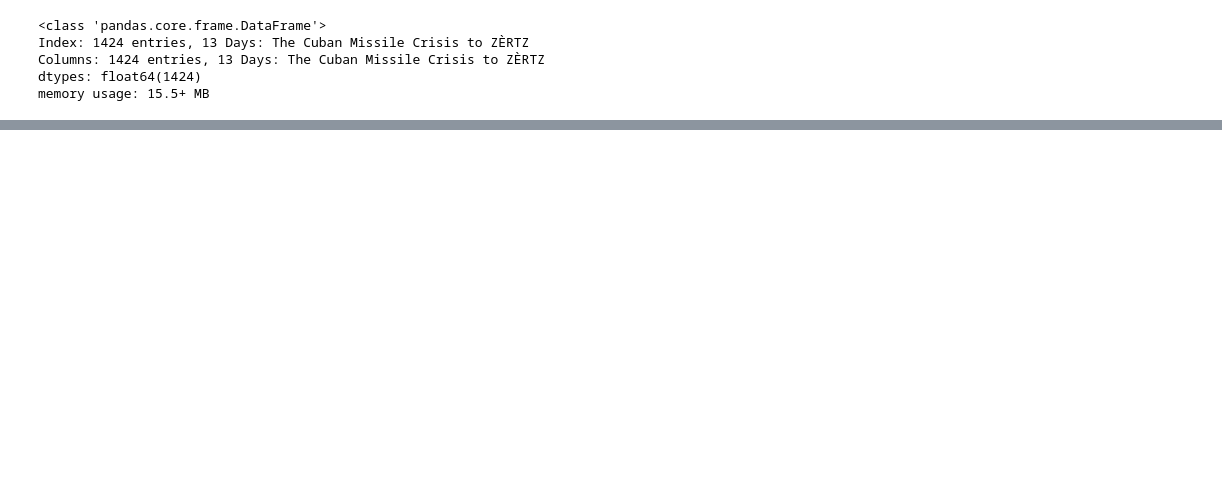
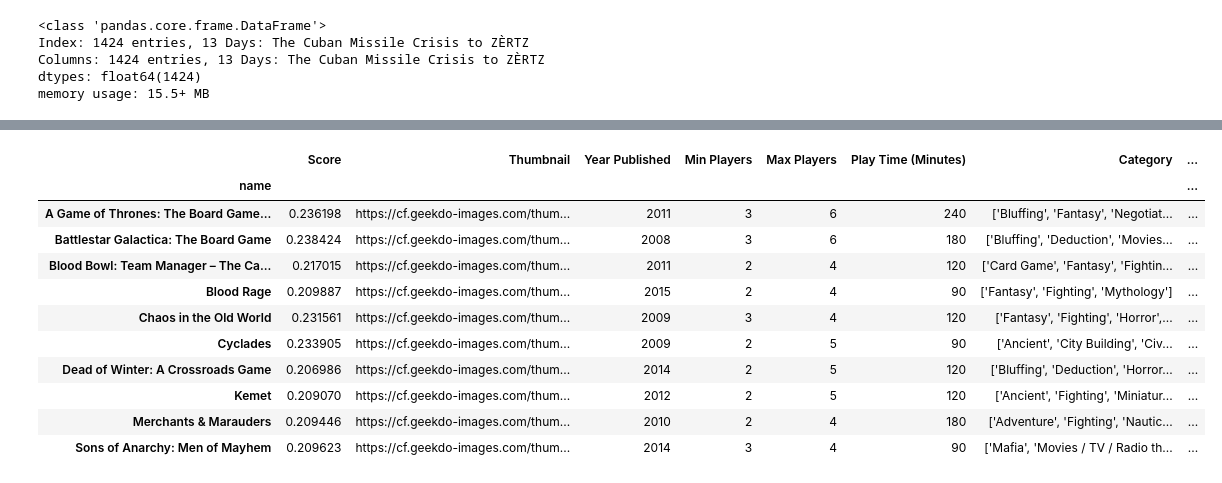
Before and after one commit to kokorikii/board_game_recommender, a Jupyter notebook: recommender.ipynb, the cells around one changed output, grey strips where cells are left out. Saved outputs shown, nothing was run; the diff lists cells and outputs as text; code cells hidden in the pictures; blank space fills up the shorter version.

Commit message:
Adding bg info to table

```diff
--- a/recommender.ipynb
+++ b/recommender.ipynb
@@ -284,0 +201,2 @@ Index(['13 Days: The Cuban Missile Crisis', '1775: Rebellion',
+# %%
+info_df['Average Rating'] = info_df['Average Rating'] / 10
@@ -284,0 +215,6 @@ Index(['13 Days: The Cuban Missile Crisis', '1775: Rebellion',
+# %%
+temp_df = 1 - rec_df['Spartacus: A Game of Blood and Treachery'].sort_values()[1:11]
+# %%
+temp_df = pd.DataFrame(temp_df)
+# %%
+temp_df.rename(columns={'Spartacus: A Game of Blood and Treachery': 'Score'}, inplace = True)
@@ -284,0 +235,15 @@ Index(['13 Days: The Cuban Missile Crisis', '1775: Rebellion',
+# %%
+temp_df.join(info_df)
+# %% [output]
+|  | Score | Thumbnail | Year Published | Min Players | Max Players | Play Time (Minutes) | Category | ... |
+| name |  |  |  |  |  |  |  | ... |
+| A Game of Thrones: The Board Game... | 0.236198 | https://cf.geekdo-images.com/thum... | 2011 | 3 | 6 | 240 | ['Bluffing', 'Fantasy', 'Negotiat... | ... |
+| Battlestar Galactica: The Board Game | 0.238424 | https://cf.geekdo-images.com/thum... | 2008 | 3 | 6 | 180 | ['Bluffing', 'Deduction', 'Movies... | ... |
+| Blood Bowl: Team Manager – The Ca... | 0.217015 | https://cf.geekdo-images.com/thum... | 2011 | 2 | 4 | 120 | ['Card Game', 'Fantasy', 'Fightin... | ... |
+| Blood Rage | 0.209887 | https://cf.geekdo-images.com/thum... | 2015 | 2 | 4 | 90 | ['Fantasy', 'Fighting', 'Mythology'] | ... |
+| Chaos in the Old World | 0.231561 | https://cf.geekdo-images.com/thum... | 2009 | 3 | 4 | 120 | ['Fantasy', 'Fighting', 'Horror',... | ... |
+| Cyclades | 0.233905 | https://cf.geekdo-images.com/thum... | 2009 | 2 | 5 | 90 | ['Ancient', 'City Building', 'Civ... | ... |
+| Dead of Winter: A Crossroads Game | 0.206986 | https://cf.geekdo-images.com/thum... | 2014 | 2 | 5 | 120 | ['Bluffing', 'Deduction', 'Horror... | ... |
+| Kemet | 0.209070 | https://cf.geekdo-images.com/thum... | 2012 | 2 | 5 | 120 | ['Ancient', 'Fighting', 'Miniatur... | ... |
+| Merchants & Marauders | 0.209446 | https://cf.geekdo-images.com/thum... | 2010 | 2 | 4 | 180 | ['Adventure', 'Fighting', 'Nautic... | ... |
+| Sons of Anarchy: Men of Mayhem | 0.209623 | https://cf.geekdo-images.com/thum... | 2014 | 3 | 4 | 90 | ['Mafia', 'Movies / TV / Radio th... | ... |
```
Also changed, not shown: parts of 17 cells of this notebook, 2 other files.
